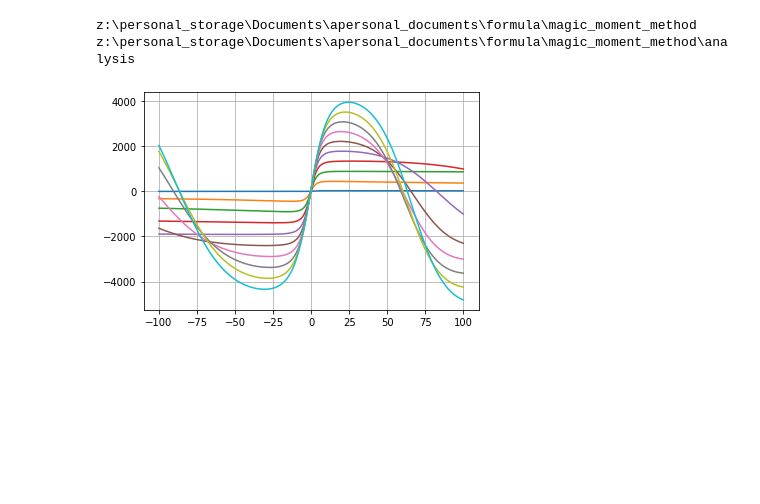
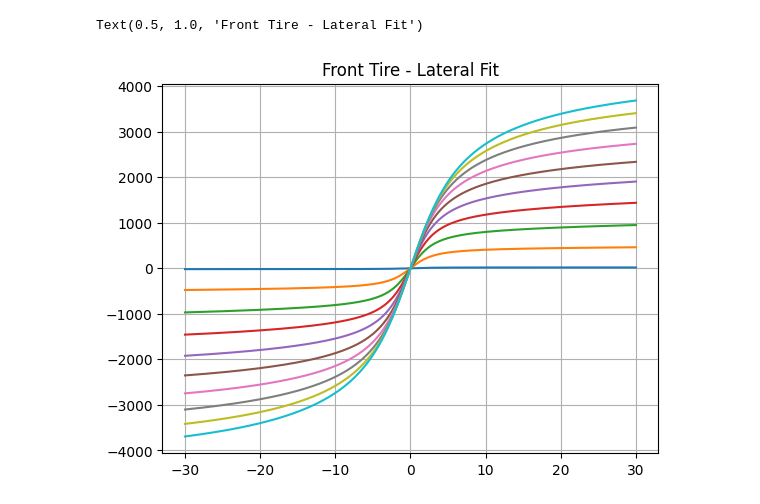
Before and after one commit to LonghornRacingElectric/magic_moment_method, a Jupyter notebook: analysis/MMM_plotter.ipynb, the cells around one changed output. Cells and saved outputs as stored; diff of their text form; code cells hidden in the pictures; blank space fills up the shorter version.

```diff
--- a/analysis/MMM_plotter.ipynb
+++ b/analysis/MMM_plotter.ipynb
@@ -263,17 +223,15 @@ plt.show()
 # %%
-%cd ..
-import engine
-import vehicle_params
-%cd analysis/
-vehicle = engine.Vehicle(vehicle_params.EasyDriver())
-slip_angles = np.linspace(-100, 100, 1000)
+import magic_moment_method.vehicle_params as vehicle_params
+import magic_moment_method.state_solver as state_solver
+vehicle = state_solver.Vehicle(vehicle_params.EasyDriver())
+slip_angles = np.linspace(-30, 30, 1000)
 s = vehicle.suspension
 for normal_force in np.linspace(10, 2000, 10):
     output_force = [vehicle.suspension._Suspension__tires.front_right.lateral_pacejka(0, normal_force, y/180*np.pi) for y in slip_angles]
     plt.plot(slip_angles, output_force)
 plt.grid()
+plt.title("Front Tire - Lateral Fit")
 # %% [output]
-z:\personal_storage\Documents\apersonal_documents\formula\magic_moment_method
-z:\personal_storage\Documents\apersonal_documents\formula\magic_moment_method\analysis
+Text(0.5, 1.0, 'Front Tire - Lateral Fit')
-[figure, old version]
+[figure, new version]
 # %%
```
Also changed, not shown: parts of 24 cells of this notebook, 32 other files.
